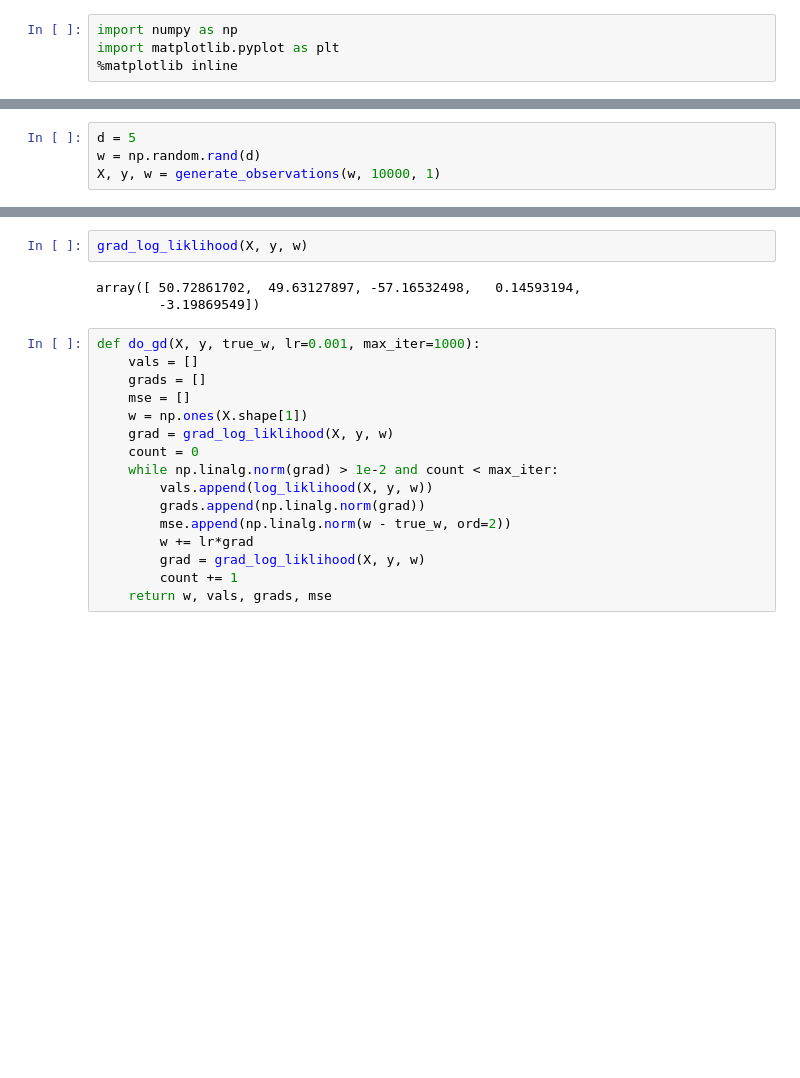
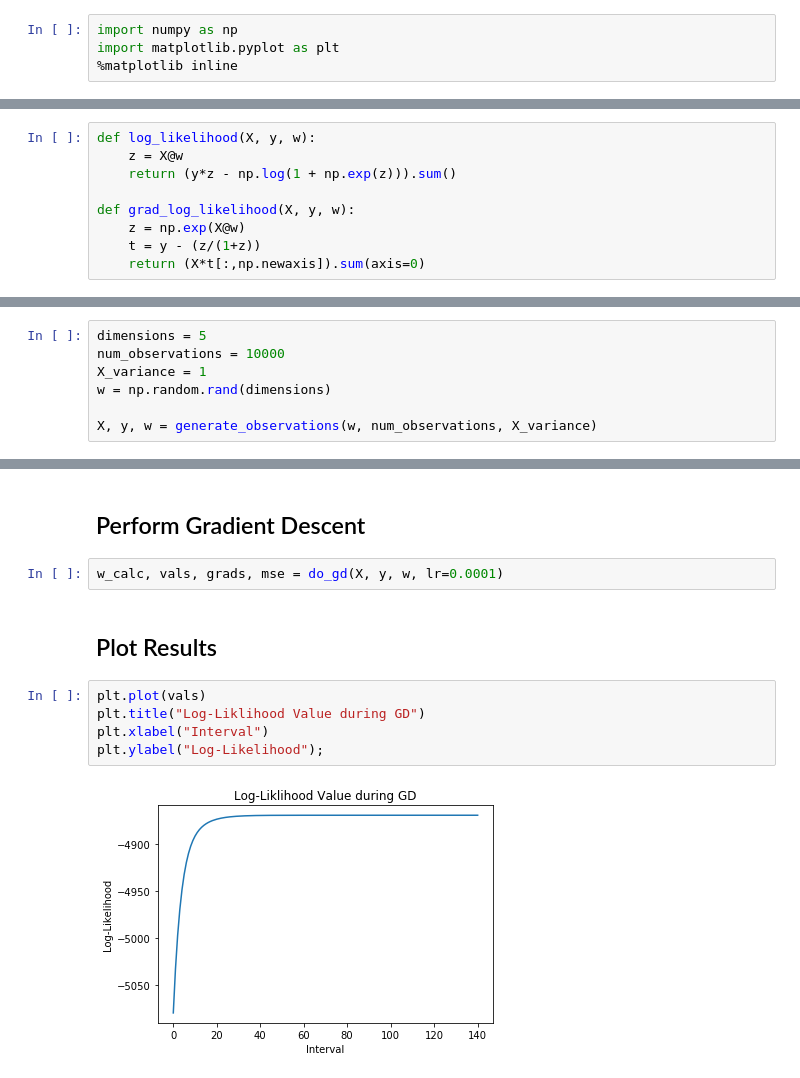
Before and after one commit to lucbouchard1/ece565-project, a Jupyter notebook: code/project.ipynb, the cells around one changed output, grey strips where cells are left out. Cells and saved outputs as stored; diff of their text form; blank space fills up the shorter version.

```diff
--- a/code/project.ipynb
+++ b/code/project.ipynb
@@ -12,0 +22,9 @@ def generate_observations(true_w, num, variance):
+# %%
+def log_likelihood(X, y, w):
+    z = X@w
+    return (y*z - np.log(1 + np.exp(z))).sum()
+
+def grad_log_likelihood(X, y, w):
+    z = np.exp(X@w)
+    t = y - (z/(1+z))
+    return (X*t[:,np.newaxis]).sum(axis=0)
@@ -13,4 +51,7 @@ def generate_observations(true_w, num, variance):
 # %%
-d = 5
-w = np.random.rand(d)
-X, y, w = generate_observations(w, 10000, 1)
+dimensions = 5
+num_observations = 10000
+X_variance = 1
+w = np.random.rand(dimensions)
+
+X, y, w = generate_observations(w, num_observations, X_variance)
@@ -30,21 +58,13 @@ log_liklihood(X, y, w)
-# %%
-grad_log_liklihood(X, y, w)
-# %% [output]
-array([ 50.72861702,  49.63127897, -57.16532498,   0.14593194,
-        -3.19869549])
-# %%
-def do_gd(X, y, true_w, lr=0.001, max_iter=1000):
-    vals = []
-    grads = []
-    mse = []
-    w = np.ones(X.shape[1])
-    grad = grad_log_liklihood(X, y, w)
-    count = 0
-    while np.linalg.norm(grad) > 1e-2 and count < max_iter:
-        vals.append(log_liklihood(X, y, w))
-        grads.append(np.linalg.norm(grad))
-        mse.append(np.linalg.norm(w - true_w, ord=2))
-        w += lr*grad
-        grad = grad_log_liklihood(X, y, w)
-        count += 1
-    return w, vals, grads, mse
+# %% [markdown]
+## Perform Gradient Descent
+# %%
+w_calc, vals, grads, mse = do_gd(X, y, w, lr=0.0001)
+# %% [markdown]
+## Plot Results
+# %%
+plt.plot(vals)
+plt.title("Log-Liklihood Value during GD")
+plt.xlabel("Interval")
+plt.ylabel("Log-Likelihood");
+# %% [output]
+[figure, added]
```
Also changed, not shown: parts of 9 cells of this notebook.
